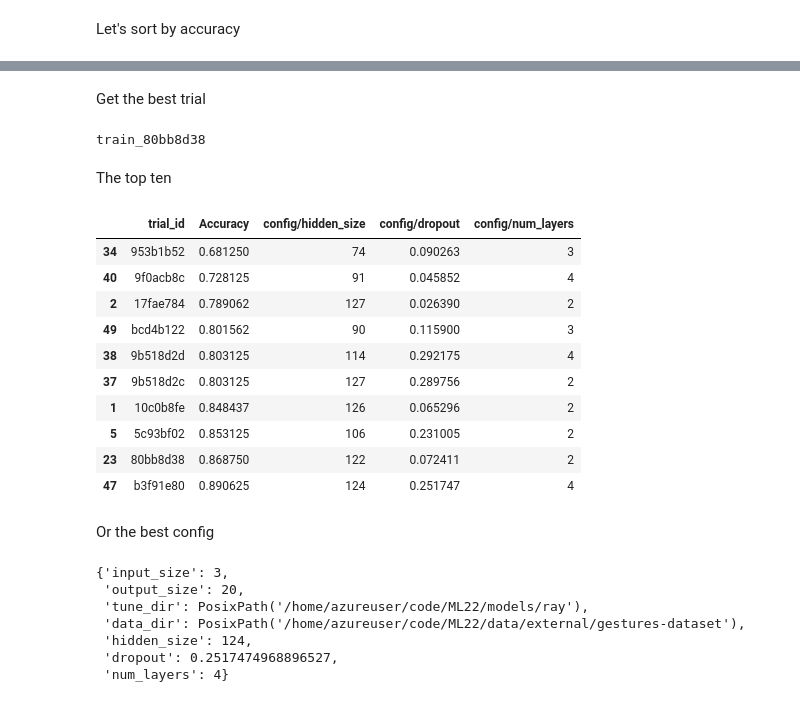
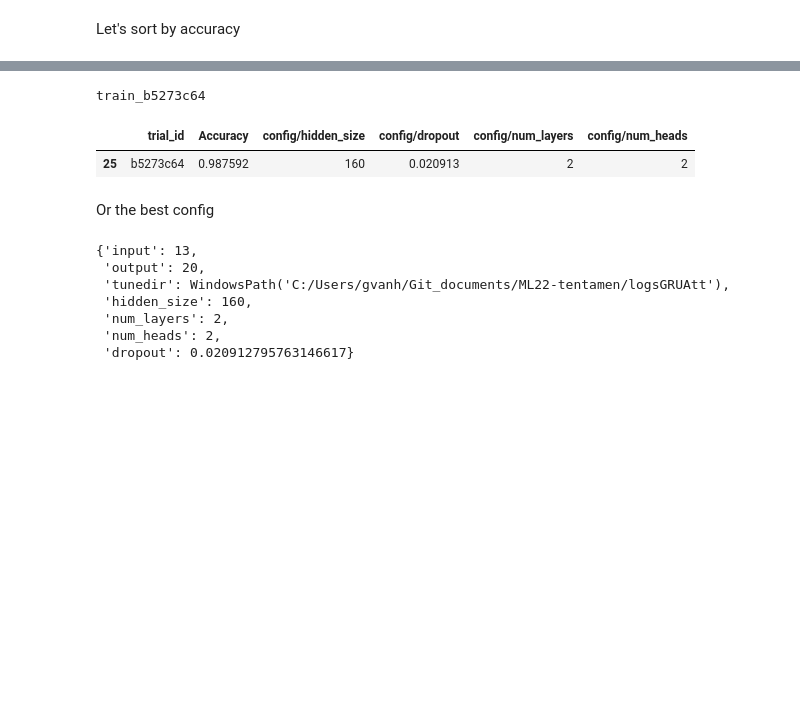
Before and after one commit to raoulg/ML22-tentamen, a Jupyter notebook: dev/notebooks/ray_results.ipynb, the cells around one changed output, grey strips where cells are left out. Drawn from its saved outputs; the diff is of its cells as text; code cells hidden in the pictures; blank space fills up the shorter version.

```diff
--- a/dev/notebooks/ray_results.ipynb
+++ b/dev/notebooks/ray_results.ipynb
@@ -17,5 +7,5 @@ First:
 # %%
-tune_dir = Path("../../models/ray")
+tune_dir = Path("../../logsGRUAtt/train_2023-01-28_20-11-02")
 tune_dir.exists()
 # %% [output]
 True
@@ -48,7 +33,7 @@ Let's focus on the parameters we wanted to tune.
 import plotly.express as px
 
 plot = analysis.results_df
-select = ["Accuracy", "config/hidden_size", "config/dropout", "config/num_layers"]
+select = ["Accuracy", "config/hidden_size", "config/dropout", "config/num_layers","config/num_heads"]
 p = plot[select].reset_index().dropna()
 # %% [markdown]
 Let's sort by accuracy
@@ -64,2 +63,0 @@ px.parallel_coordinates(p, color="Accuracy")
-# %% [markdown]
-Get the best trial
@@ -66,32 +110,22 @@ Get the best trial
 # %%
+# Best trial:
 analysis.get_best_trial(metric="test_loss", mode="min")
 # %% [output]
-train_80bb8d38
+train_b5273c64
-# %% [markdown]
-The top ten
 # %%
-p[-10:]
+p[-1:]
 # %% [output]
-|  | trial_id | Accuracy | config/hidden_size | config/dropout | config/num_layers |
-| 34 | 953b1b52 | 0.681250 | 74 | 0.090263 | 3 |
-| 40 | 9f0acb8c | 0.728125 | 91 | 0.045852 | 4 |
-| 2 | 17fae784 | 0.789062 | 127 | 0.026390 | 2 |
-| 49 | bcd4b122 | 0.801562 | 90 | 0.115900 | 3 |
-| 38 | 9b518d2d | 0.803125 | 114 | 0.292175 | 4 |
-| 37 | 9b518d2c | 0.803125 | 127 | 0.289756 | 2 |
-| 1 | 10c0b8fe | 0.848437 | 126 | 0.065296 | 2 |
-| 5 | 5c93bf02 | 0.853125 | 106 | 0.231005 | 2 |
-| 23 | 80bb8d38 | 0.868750 | 122 | 0.072411 | 2 |
-| 47 | b3f91e80 | 0.890625 | 124 | 0.251747 | 4 |
+|  | trial_id | Accuracy | config/hidden_size | config/dropout | config/num_layers | config/num_heads |
+| 25 | b5273c64 | 0.987592 | 160 | 0.020913 | 2 | 2 |
 # %% [markdown]
 Or the best config
 # %%
 analysis.get_best_config(metric="Accuracy", mode="max")
 # %% [output]
-{'input_size': 3,
- 'output_size': 20,
- 'tune_dir': PosixPath('/home/azureuser/code/ML22/models/ray'),
- 'data_dir': PosixPath('/home/azureuser/code/ML22/data/external/gestures-dataset'),
- 'hidden_size': 124,
- 'dropout': 0.2517474968896527,
- 'num_layers': 4}
+{'input': 13,
+ 'output': 20,
+ 'tunedir': WindowsPath('C:/Users/gvanh/Git_documents/ML22-tentamen/logsGRUAtt'),
+ 'hidden_size': 160,
+ 'num_layers': 2,
+ 'num_heads': 2,
+ 'dropout': 0.020912795763146617}
```
Also changed, not shown: parts of 11 cells of this notebook, 12 other files.
